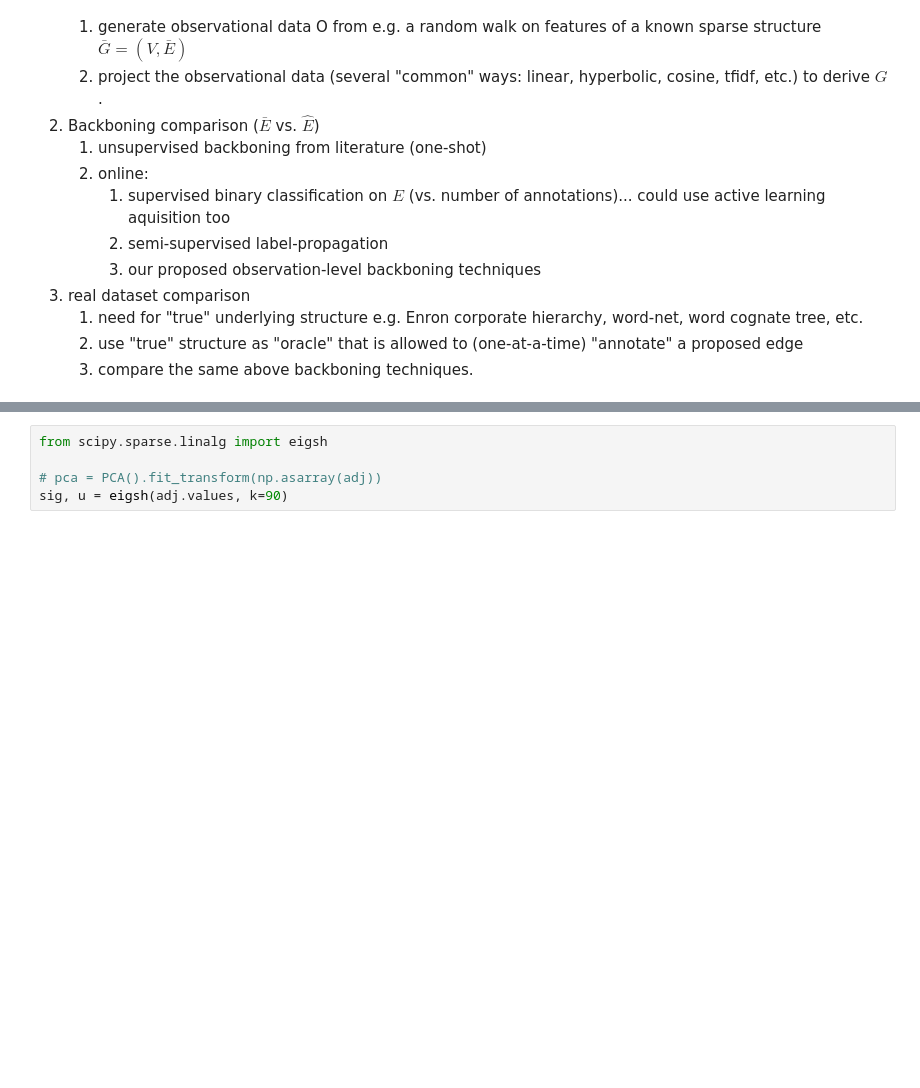
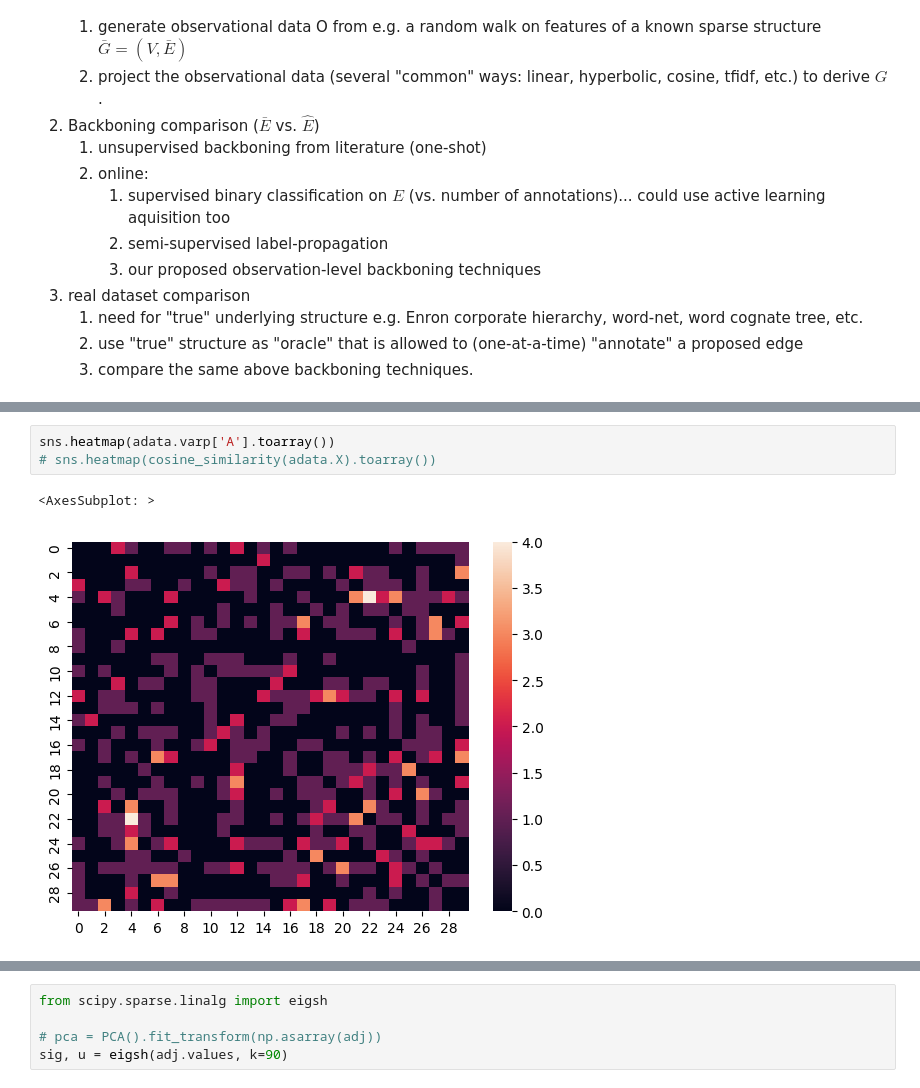
Before and after one commit to usnistgov/affinis, a Jupyter notebook: docs/observation-MSTs.ipynb, the cells around one changed output, grey strips where cells are left out. Drawn from its saved outputs; the diff is of its cells as text; blank space fills up the shorter version.

```diff
--- a/docs/observation-MSTs.ipynb
+++ b/docs/observation-MSTs.ipynb
@@ -137,0 +200,6 @@ adata.varp['A'], adata.varp['D'], adata.varp['L'] = project_ADL(adata.X, cos=Fal
+# %%
+sns.heatmap(adata.varp['A'].toarray())
+# sns.heatmap(cosine_similarity(adata.X).toarray())
+# %% [output]
+<AxesSubplot: >
+[figure, added]
```
Also changed, not shown: parts of 17 cells of this notebook, 4 other files.
